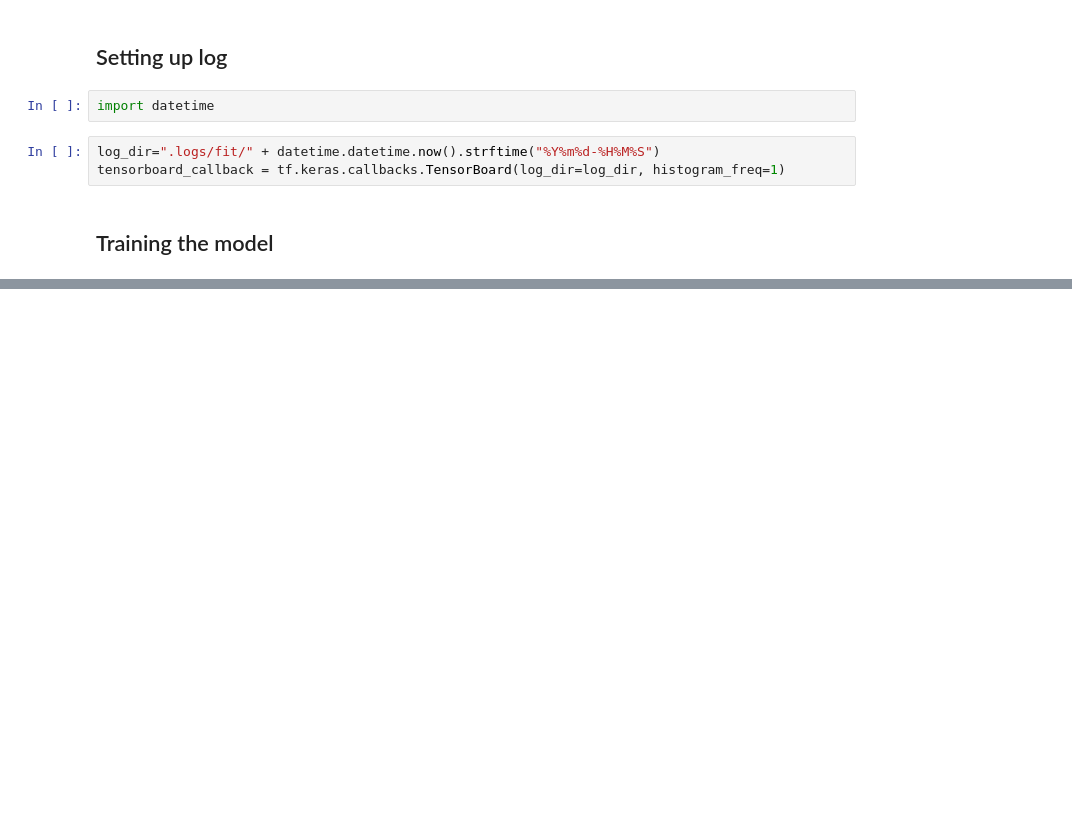
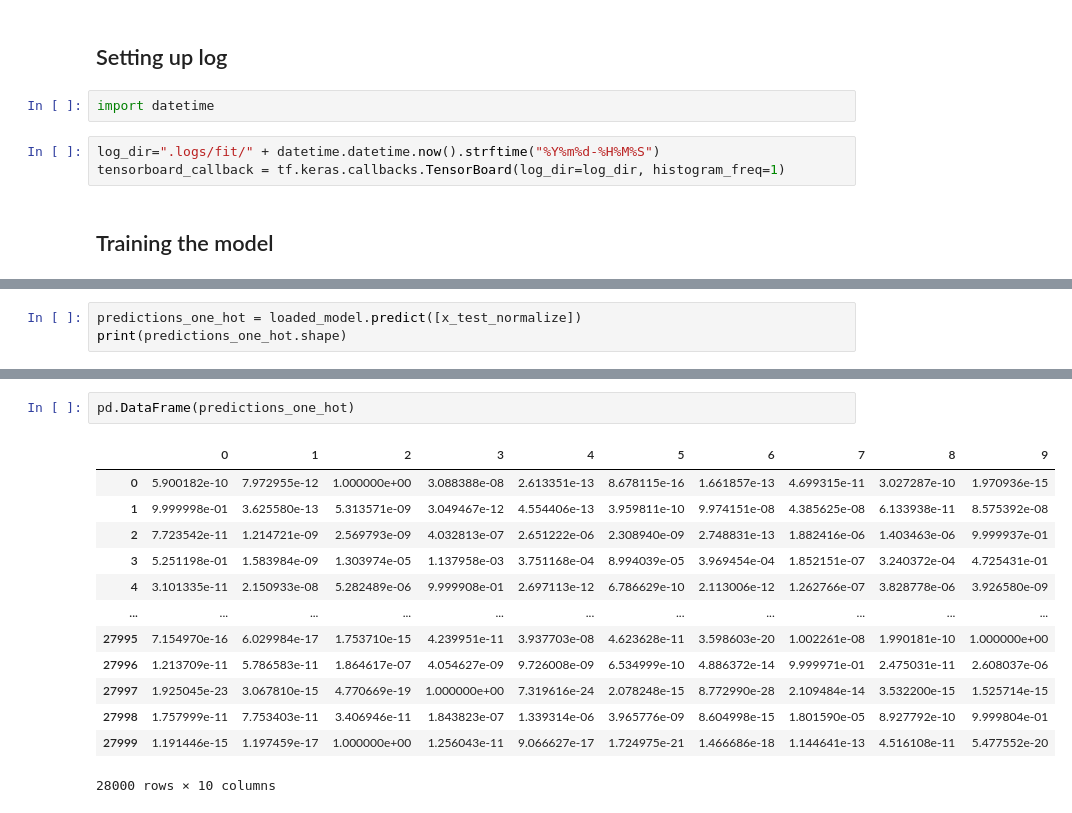
Before and after one commit to PR7175Z/Machine-Learning, a Jupyter notebook: handwrittendigit/model.ipynb, the cells around one changed output, grey strips where cells are left out. Drawn from its saved outputs; the diff is of its cells as text; blank space fills up the shorter version.

```diff
--- a/handwrittendigit/model.ipynb
+++ b/handwrittendigit/model.ipynb
@@ -428,0 +496,3 @@ The model is successfully trained
+# %%
+predictions_one_hot = loaded_model.predict([x_test_normalize])
+print(predictions_one_hot.shape)
@@ -428,0 +502,16 @@ The model is successfully trained
+# %%
+pd.DataFrame(predictions_one_hot)
+# %% [output]
+|  | 0 | 1 | 2 | 3 | 4 | 5 | 6 | 7 | 8 | 9 |
+| 0 | 5.900182e-10 | 7.972955e-12 | 1.000000e+00 | 3.088388e-08 | 2.613351e-13 | 8.678115e-16 | 1.661857e-13 | 4.699315e-11 | 3.027287e-10 | 1.970936e-15 |
+| 1 | 9.999998e-01 | 3.625580e-13 | 5.313571e-09 | 3.049467e-12 | 4.554406e-13 | 3.959811e-10 | 9.974151e-08 | 4.385625e-08 | 6.133938e-11 | 8.575392e-08 |
+| 2 | 7.723542e-11 | 1.214721e-09 | 2.569793e-09 | 4.032813e-07 | 2.651222e-06 | 2.308940e-09 | 2.748831e-13 | 1.882416e-06 | 1.403463e-06 | 9.999937e-01 |
+| 3 | 5.251198e-01 | 1.583984e-09 | 1.303974e-05 | 1.137958e-03 | 3.751168e-04 | 8.994039e-05 | 3.969454e-04 | 1.852151e-07 | 3.240372e-04 | 4.725431e-01 |
+| 4 | 3.101335e-11 | 2.150933e-08 | 5.282489e-06 | 9.999908e-01 | 2.697113e-12 | 6.786629e-10 | 2.113006e-12 | 1.262766e-07 | 3.828778e-06 | 3.926580e-09 |
+| ... | ... | ... | ... | ... | ... | ... | ... | ... | ... | ... |
+| 27995 | 7.154970e-16 | 6.029984e-17 | 1.753710e-15 | 4.239951e-11 | 3.937703e-08 | 4.623628e-11 | 3.598603e-20 | 1.002261e-08 | 1.990181e-10 | 1.000000e+00 |
+| 27996 | 1.213709e-11 | 5.786583e-11 | 1.864617e-07 | 4.054627e-09 | 9.726008e-09 | 6.534999e-10 | 4.886372e-14 | 9.999971e-01 | 2.475031e-11 | 2.608037e-06 |
+| 27997 | 1.925045e-23 | 3.067810e-15 | 4.770669e-19 | 1.000000e+00 | 7.319616e-24 | 2.078248e-15 | 8.772990e-28 | 2.109484e-14 | 3.532200e-15 | 1.525714e-15 |
+| 27998 | 1.757999e-11 | 7.753403e-11 | 3.406946e-11 | 1.843823e-07 | 1.339314e-06 | 3.965776e-09 | 8.604998e-15 | 1.801590e-05 | 8.927792e-10 | 9.999804e-01 |
+| 27999 | 1.191446e-15 | 1.197459e-17 | 1.000000e+00 | 1.256043e-11 | 9.066627e-17 | 1.724975e-21 | 1.466686e-18 | 1.144641e-13 | 4.516108e-11 | 5.477552e-20 |
+28000 rows × 10 columns
```
Also changed, not shown: parts of 22 cells of this notebook.
